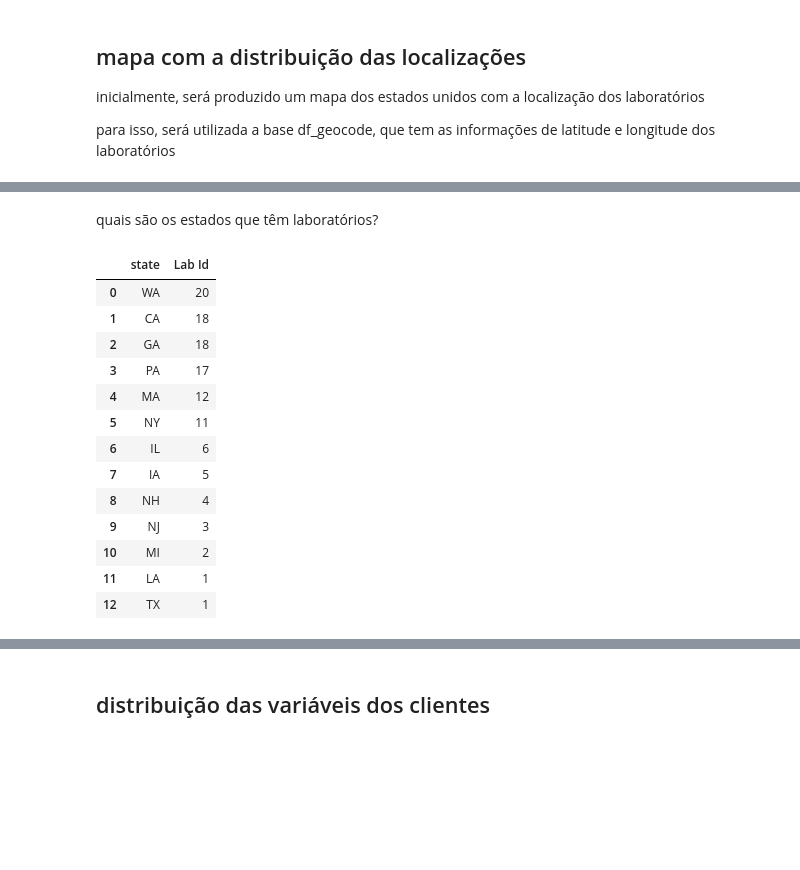
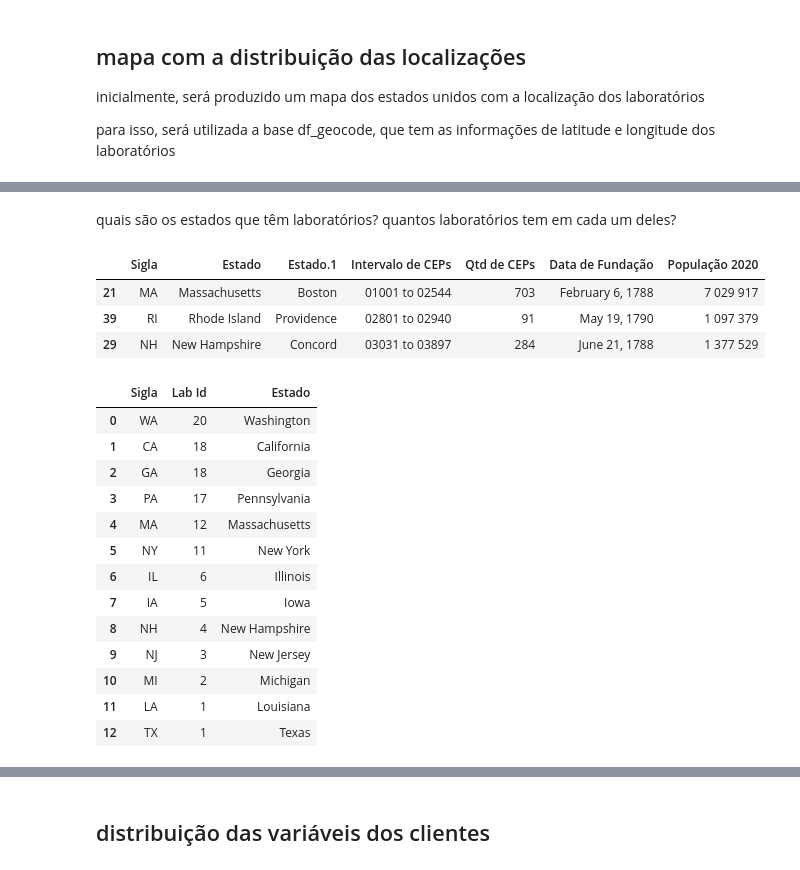
Before and after one commit to leticiafaria7/case-elogroup, a Jupyter notebook: 2_analise-exploratoria.ipynb, the cells around one changed output, grey strips where cells are left out. Cells and saved outputs as stored; diff of their text form; code cells hidden in the pictures; blank space fills up the shorter version.

```diff
--- a/2_analise-exploratoria.ipynb
+++ b/2_analise-exploratoria.ipynb
@@ -56,21 +56,34 @@ coordenadas.head()
 | 3 | L524 | 5667 PEACHTREE DUNWOODY RD 250, A... | 33.9093875,-84.3529096 | 30342.0 | 33.909388 | -84.352910 | GA |
 | 4 | L545 | 1204 IL HWY 164, OQUAWKA, IL 61469 | 40.9309925,-90.9437598 | 61469.0 | 40.930993 | -90.943760 | IL |
 # %% [markdown]
-quais são os estados que têm laboratórios?
+quais são os estados que têm laboratórios? quantos laboratórios tem em cada um deles?
+# %%
+zipcodes_states.head(3)
+# %% [output]
+|  | Sigla | Estado | Estado.1 | Intervalo de CEPs | Qtd de CEPs | Data de Fundação | População 2020 |
+| 21 | MA | Massachusetts | Boston | 01001 to 02544 | 703 | February 6, 1788 | 7 029 917 |
+| 39 | RI | Rhode Island | Providence | 02801 to 02940 | 91 | May 19, 1790 | 1 097 379 |
+| 29 | NH | New Hampshire | Concord | 03031 to 03897 | 284 | June 21, 1788 | 1 377 529 |
 # %%
-coordenadas.groupby('state').count()[['Lab Id']].sort_values('Lab Id', ascending = False).reset_index()
+estados = coordenadas.groupby('state').count()[['Lab Id']].sort_values('Lab Id', ascending = False).reset_index()
+
+estados = estados.rename({'state':'Sigla'}, axis = 1)
+
+estados = estados.merge(zipcodes_states[['Estado', 'Sigla']], how = 'left')
+
+estados
 # %% [output]
-|  | state | Lab Id |
-| 0 | WA | 20 |
-| 1 | CA | 18 |
-| 2 | GA | 18 |
-| 3 | PA | 17 |
-| 4 | MA | 12 |
-| 5 | NY | 11 |
-| 6 | IL | 6 |
-| 7 | IA | 5 |
-| 8 | NH | 4 |
-| 9 | NJ | 3 |
-| 10 | MI | 2 |
-| 11 | LA | 1 |
-| 12 | TX | 1 |
+|  | Sigla | Lab Id | Estado |
+| 0 | WA | 20 | Washington |
+| 1 | CA | 18 | California |
+| 2 | GA | 18 | Georgia |
+| 3 | PA | 17 | Pennsylvania |
+| 4 | MA | 12 | Massachusetts |
+| 5 | NY | 11 | New York |
+| 6 | IL | 6 | Illinois |
+| 7 | IA | 5 | Iowa |
+| 8 | NH | 4 | New Hampshire |
+| 9 | NJ | 3 | New Jersey |
+| 10 | MI | 2 | Michigan |
+| 11 | LA | 1 | Louisiana |
+| 12 | TX | 1 | Texas |
```
Also changed, not shown: parts of 4 cells of this notebook.
